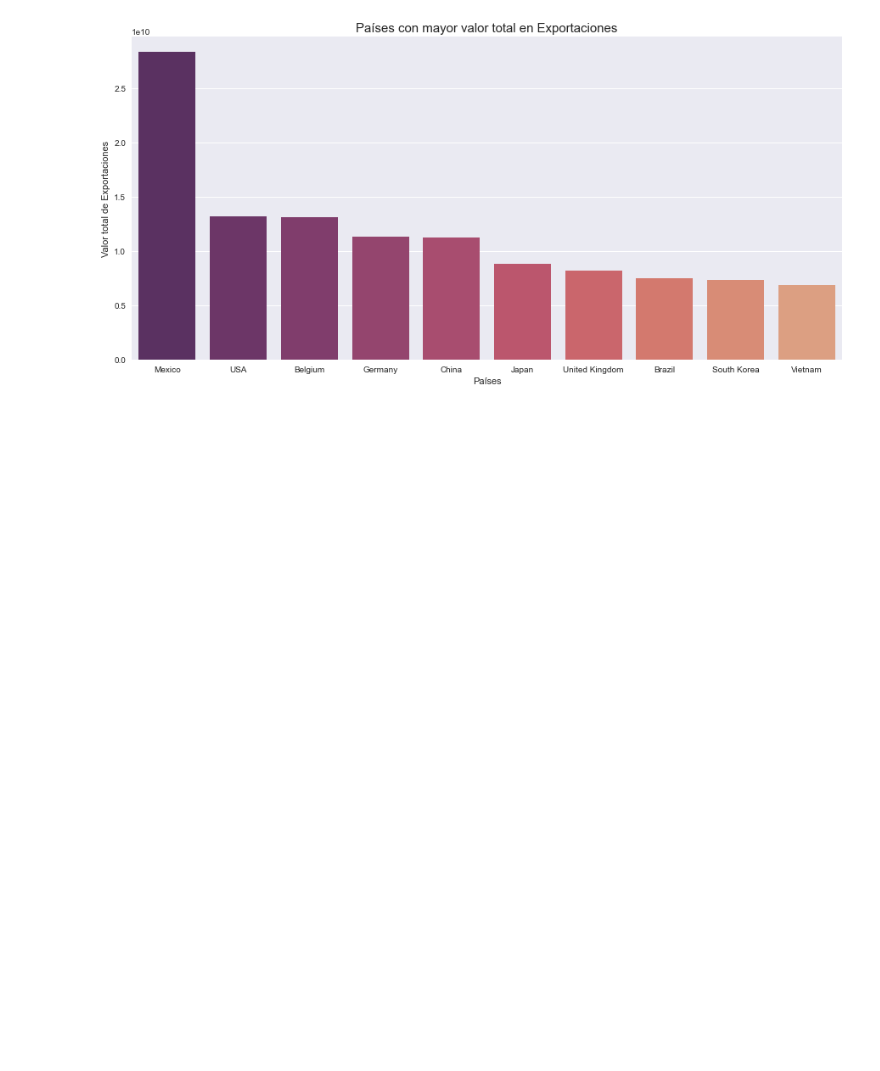
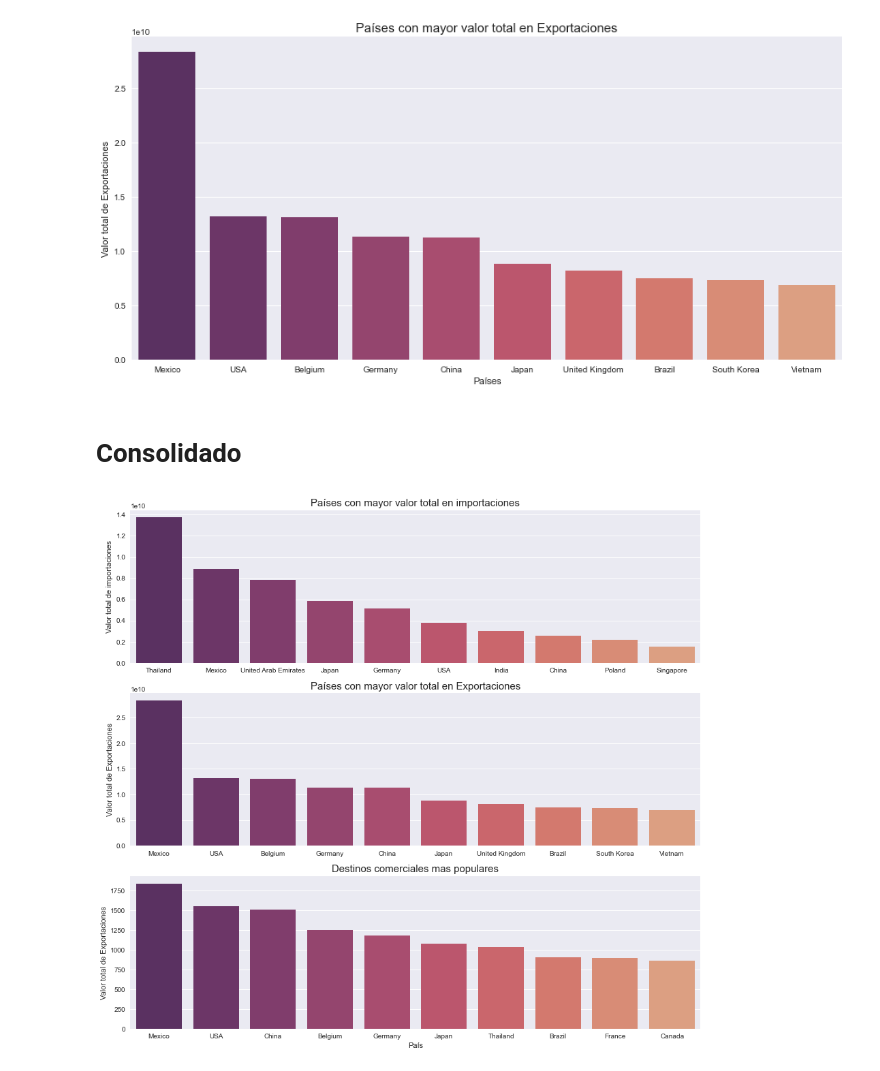
Before and after one commit to josue-islas/EmTech_2, a Jupyter notebook: Notebooks/ISLAS_GASRCILAZO_JOSUE_SABDIEL_PROYECTO.ipynb, the cells around one changed output. Cells and saved outputs as stored; diff of their text form; code cells hidden in the pictures; blank space fills up the shorter version.

```diff
--- a/Notebooks/ISLAS_GASRCILAZO_JOSUE_SABDIEL_PROYECTO.ipynb
+++ b/Notebooks/ISLAS_GASRCILAZO_JOSUE_SABDIEL_PROYECTO.ipynb
@@ -529,3 +529,38 @@ plt.ylabel('Valor total de Exportaciones')
 plt.show()
 # %% [output]
 [figure]
+# %% [markdown]
+# Consolidado
+# %%
+fig, axes = plt.subplots(3,1, figsize=(15,14))
+
+sns.barplot(
+    x = df_paises_raiting.sort_values(by='Importaciones', ascending=False).iloc[:10].index,
+    y = df_paises_raiting.sort_values(by = 'Importaciones', ascending=False).iloc[:10].Importaciones,
+    palette = paleta,
+    ax=axes[0]
+)
+axes[0].set_title('Países con mayor valor total en importaciones', fontdict={'fontsize':15})
+axes[0].set_ylabel('Valor total de importaciones')
+
+sns.barplot(
+    x = df_paises_raiting.sort_values(by='Exportaciones', ascending=False).iloc[:10].index,
+    y = df_paises_raiting.sort_values(by = 'Exportaciones', ascending=False).iloc[:10].Exportaciones,
+    palette = paleta,
+    ax=axes[1]
+)
+axes[1].set_title('Países con mayor valor total en Exportaciones', fontdict={'fontsize':15})
+axes[1].set_ylabel('Valor total de Exportaciones')
+
+sns.barplot(
+    x = df_destinos.iloc[:10].index,
+    y = df_destinos['Rating'].iloc[:10],
+    palette=paleta,
+    ax=axes[2]
+    )
+axes[2].set_title('Destinos comerciales mas populares', fontdict={'fontsize':15})
+axes[2].set_ylabel('Valor total de Exportaciones')
+
+plt.subplots_adjust(hspace=0.2)
+# %% [output]
+[figure, added]
```
Also changed, not shown: parts of 1 cell of this notebook.
